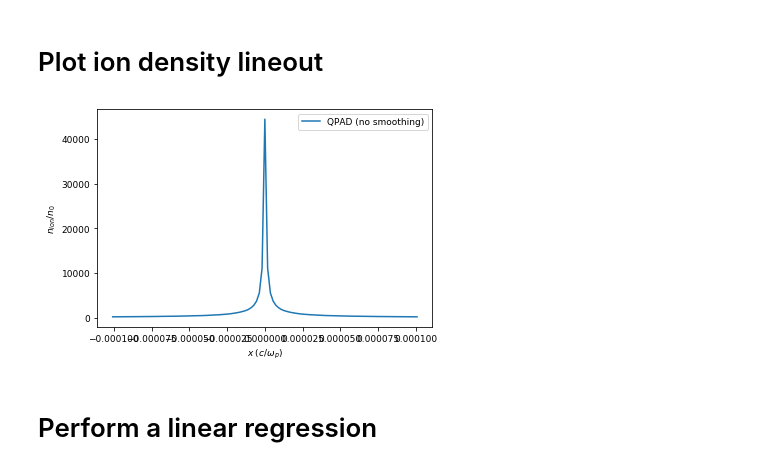
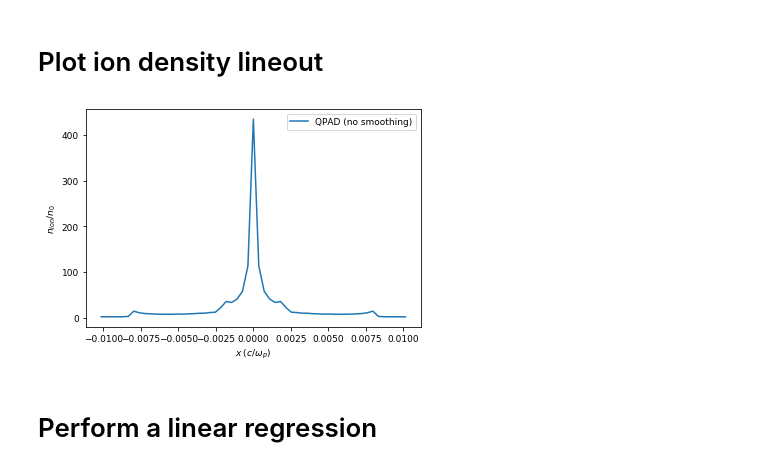
Before and after one commit to uclazyj/JupyterQpic, a Jupyter notebook: plot_lineout_QPAD.ipynb, the cells around one changed output. Cells and saved outputs as stored; diff of their text form; code cells hidden in the pictures.

```diff
--- a/plot_lineout_QPAD.ipynb
+++ b/plot_lineout_QPAD.ipynb
@@ -78,25 +40,25 @@ plt.show()
 # Plot ion density lineout
 # %%
 # Get lineout
-filename_ion_density = './nb0_500/16384/Species1/Charge/Merged_angle_0/charge_00000001.h5'
-lineout_position = 9
+filename_ion_density = '../Species2/Charge/Merged_angle_0/charge_00000010.h5'
+lineout_position = 0
 x_ni, ni = get_lineout(filename_ion_density,'transverse',lineout_position,'QPAD')
 # %%
 # select visualization range
-x_min = -0.0001
-x_max = 0.0001
+x_min = -0.01
+x_max = 0.01
 
 x_ni_sub, ni_sub = select_lineout_range(x_ni, ni, x_min, x_max)
 
 ### Plot the data
 plt.plot(x_ni_sub, ni_sub,label = 'QPAD (no smoothing)')
 plt.legend(loc='upper right')
 plt.xlabel('$x \\;(c/\\omega_p)$')
 plt.ylabel('$n_{ion} /n_0$')
 plt.rcParams.update({'font.size': 9})
 plt.show()
 # %% [output]
-[figure, old version]
+[figure, new version]
 # %% [markdown]
 # Perform a linear regression
 # %%
```
Also changed, not shown: parts of 5 cells of this notebook, 2 other files.
